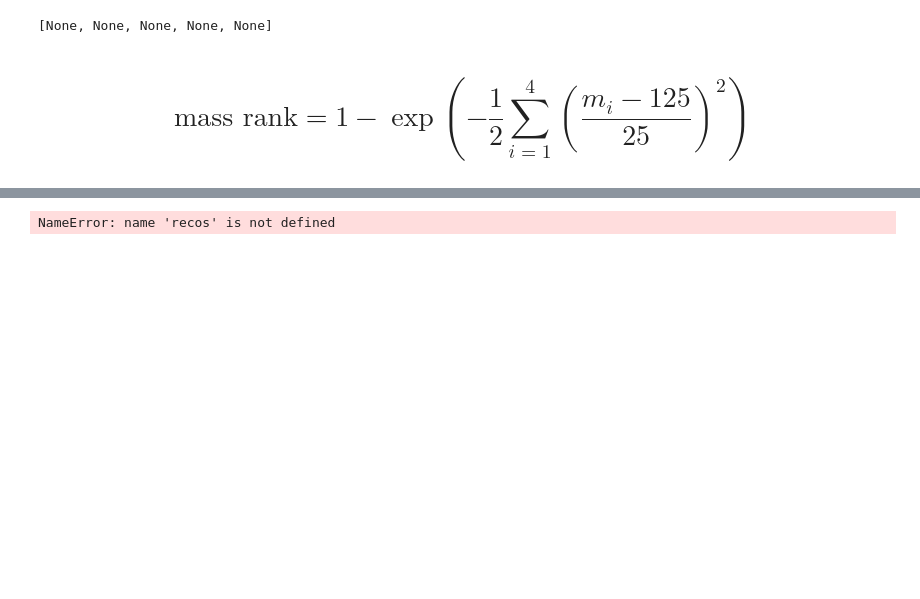
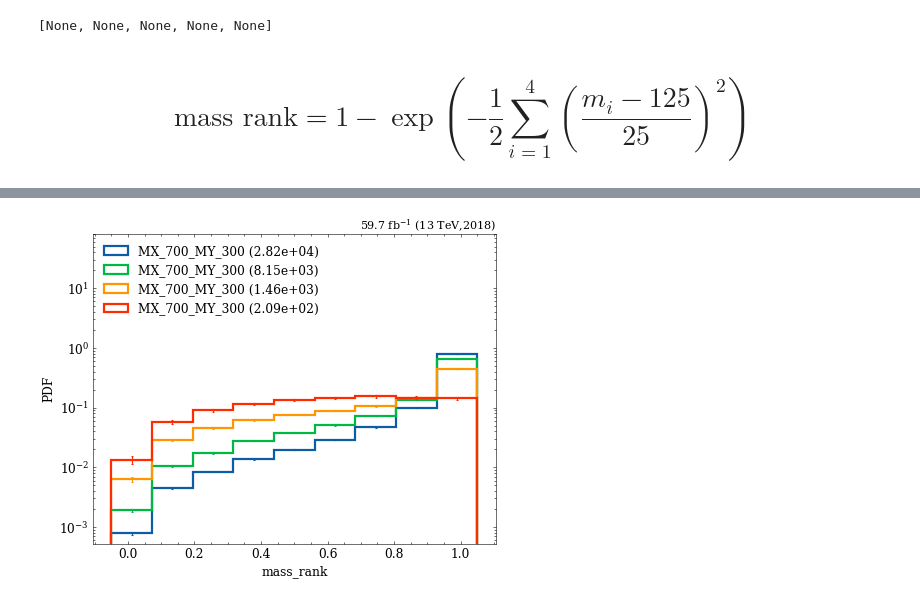
Before and after one commit to ekoenig4/analysis, a Jupyter notebook: jupyter/eightb/analysis/ranked_yy_quadh/ranker_scores.ipynb, the cells around one changed output, grey strips where cells are left out. Drawn from its saved outputs; the diff is of its cells as text; code cells hidden in the pictures; blank space fills up the shorter version.

```diff
--- a/jupyter/eightb/analysis/ranked_yy_quadh/ranker_scores.ipynb
+++ b/jupyter/eightb/analysis/ranked_yy_quadh/ranker_scores.ipynb
@@ -166,16 +178,19 @@ study.quick(
-# %%
-study.quick(
-    signal+bkg,
-    legend=True,
-    efficiency=True,
-    varlist=[ f'y1_m[:,{i}]' for i in recos],
-    binlist=[(0,1000,30)]*len(recos),
-    ylim=(0,0.4), grid=True,
-    dim=(-1,4),
-    # saveas=f'{dout}/ranker/t8btag_rank_ord_h1y1'
-)
-# %% [output]
-NameError: name 'recos' is not defined
+# %%
+study.quick(
+    eightb_signal[[0]*4],
+    h_color=None,
+    indices=[lambda t:t.nres_rank>0, lambda t:t.nres_rank>0.2, lambda t:t.nres_rank>0.4, lambda t:t.nres_rank>0.8],
+    legend=True,
+    # transforms=sample_rank(n=10),
+    varlist=['mass_rank'],
+    binlist=[(-0.05,1.05,10)],
+    log=True,
+    efficiency=True,
+    # dim=-1,
+    # saveas=f'{dout}/ranker/eightb_rank'
+)
+# %% [output]
+[figure, added]
 # %%
 def ordered_reco(t):
 
```
Also changed, not shown: parts of 16 cells of this notebook, 18 other files.
